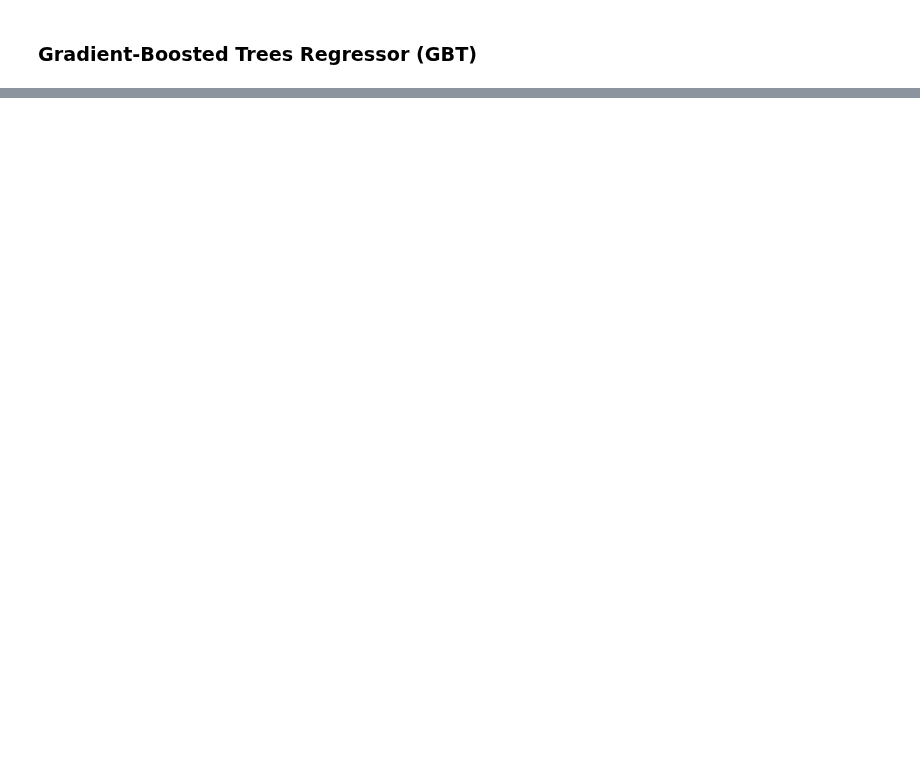
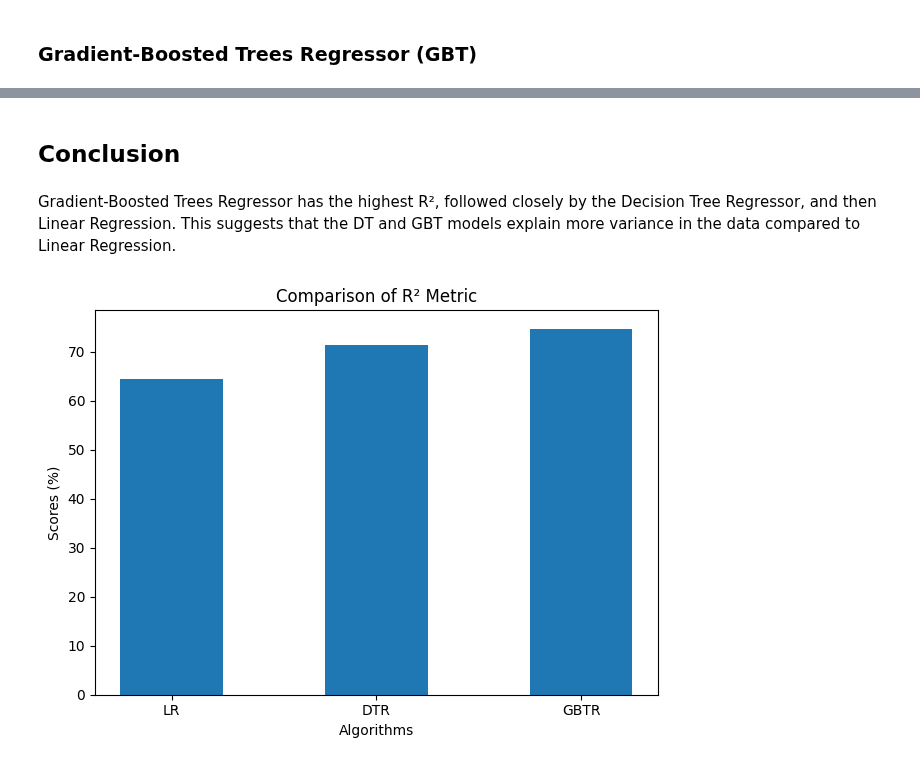
Before and after one commit to DanielaTomas/FCUP-BDCC, a Jupyter notebook: Project-2/models.ipynb, the cells around one changed output, grey strips where cells are left out. Saved outputs shown, nothing was run; the diff lists cells and outputs as text; code cells hidden in the pictures; blank space fills up the shorter version.

Commit message:
add conclusion

```diff
--- a/Project-2/models.ipynb
+++ b/Project-2/models.ipynb
@@ -311,27 +311,27 @@ tvs = TrainValidationSplit(estimator=gbt,
                            evaluator=evaluator,
                            trainRatio=0.8)
 
-# Run TrainValidationSplit, and choose the best set of parameters.
+# run TrainValidationSplit, and choose the best set of parameters
 gbt_model = tvs.fit(train_data)
 
 predictions = gbt_model.transform(test_data)
 
 predictions.select("features", "LOS", "prediction").show(20)
 
-rmse = evaluator.evaluate(predictions)
-print(f"Root Mean Squared Error (RMSE) on test data = {rmse}")
+rmse_gbt = evaluator.evaluate(predictions)
+print(f"Root Mean Squared Error (RMSE) on test data = {rmse_gbt}")
 
 evaluator.setMetricName("r2")
-r2 = evaluator.evaluate(predictions)
-print(f"R-squared on test data = {r2}")
+r2_gbt = evaluator.evaluate(predictions)
+print(f"R-squared on test data = {r2_gbt}")
 
 evaluator.setMetricName("mae")
-mae = evaluator.evaluate(predictions)
-print(f"Mean Absolute Error (MAE) on test data = {mae}")
+mae_gbt = evaluator.evaluate(predictions)
+print(f"Mean Absolute Error (MAE) on test data = {mae_gbt}")
 
 evaluator.setMetricName("mse")
-mse = evaluator.evaluate(predictions)
-print(f"Mean Squared Error (MSE) on test data = {mse}")
+mse_gbt = evaluator.evaluate(predictions)
+print(f"Mean Squared Error (MSE) on test data = {mse_gbt}")
 
 coefficients = gbt_model.bestModel.featureImportances
 
@@ -398,0 +381,22 @@ plt.show()
+# %% [markdown]
+## Conclusion
+# %% [markdown]
+Gradient-Boosted Trees Regressor has the highest R², followed closely by the Decision Tree Regressor, and then Linear Regression. This suggests that the DT and GBT models explain more variance in the data compared to Linear Regression.
+# %%
+r2 = [r2_lr*100, r2_dt*100, r2_gbt*100]
+
+labels = ['LR', 'DTR', 'GBTR']
+
+x = np.arange(len(labels))
+
+plt.bar(x, r2, width=0.5, label='R²')
+
+plt.xlabel('Algorithms')
+plt.ylabel('Scores (%)')
+plt.title('Comparison of R² Metric')
+
+plt.xticks(x, labels)
+plt.tight_layout()
+plt.show()
+# %% [output]
+[figure, added]
```
Also changed, not shown: parts of 16 cells of this notebook, 1 other file.
